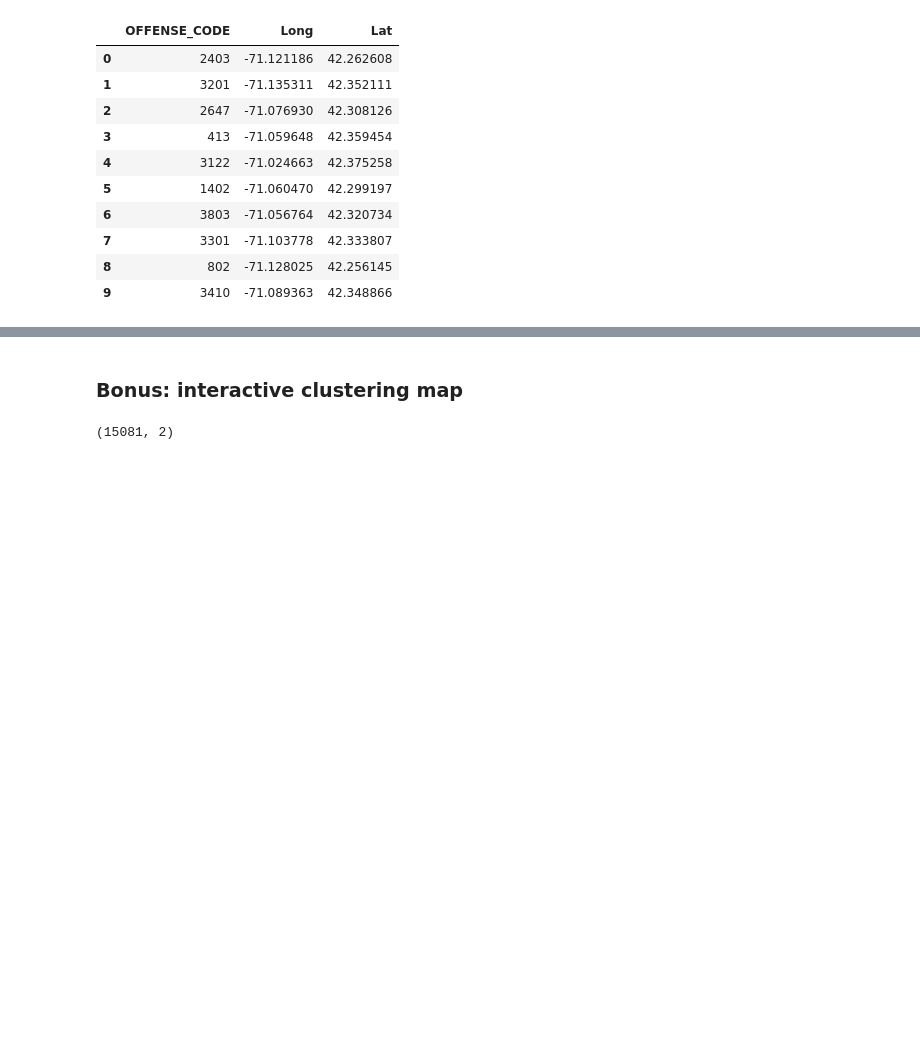
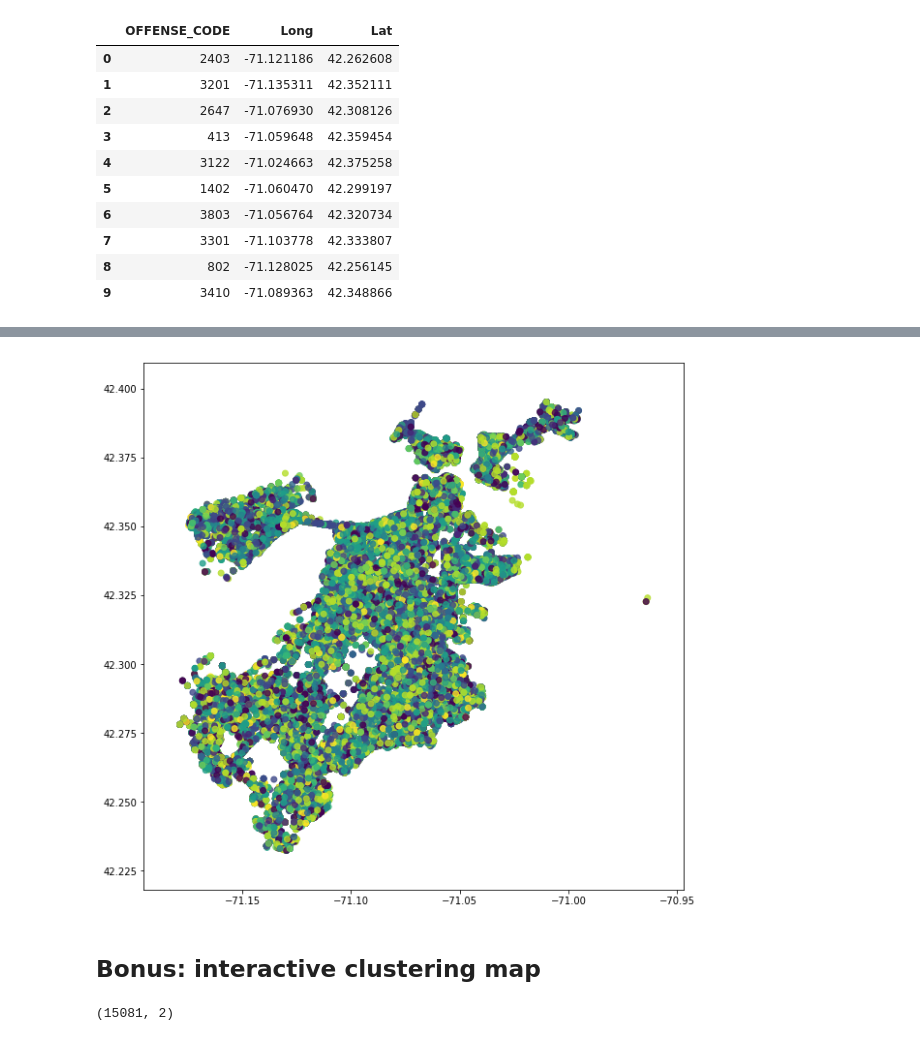
Before and after one commit to errikosg/Data-Analysis_Boston-Crimes, a Jupyter notebook: exercise.ipynb, the cells around one changed output, grey strips where cells are left out. Drawn from its saved outputs; the diff is of its cells as text; code cells hidden in the pictures; blank space fills up the shorter version.

```diff
--- a/exercise.ipynb
+++ b/exercise.ipynb
@@ -440,5 +498,18 @@ plt.show()
+# %%
+#10 clusters
+km = KMeans(n_clusters=10)
+km.fit(X3)
+km.predict(X3)
+labels = km.labels_
+
+
+fig = plt.figure(1, (10,10))
+plt.scatter(x3,y3,c=labels, alpha=0.8)
+plt.show()
+# %% [output]
+[figure, added]
 # %% [markdown]
-### Bonus: interactive clustering map
+## Bonus: interactive clustering map
 # %%
 import folium
 from folium.plugins import MarkerCluster
```
Also changed, not shown: parts of 18 cells of this notebook.
